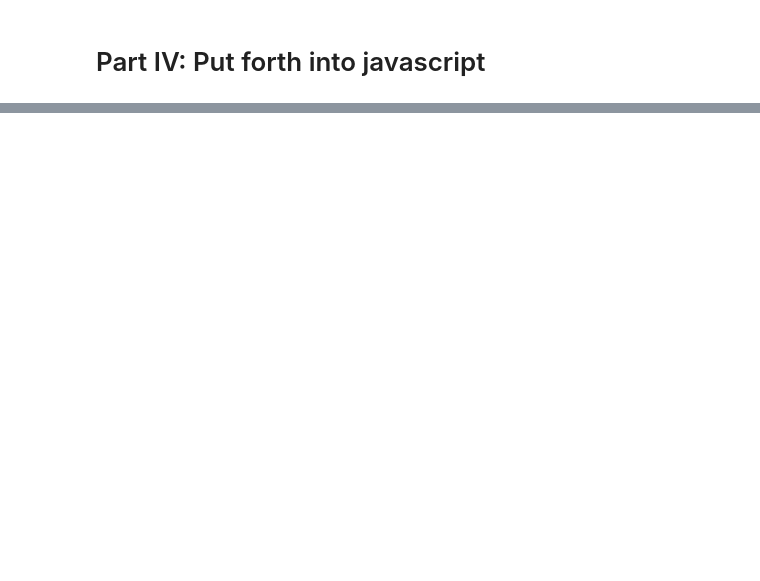
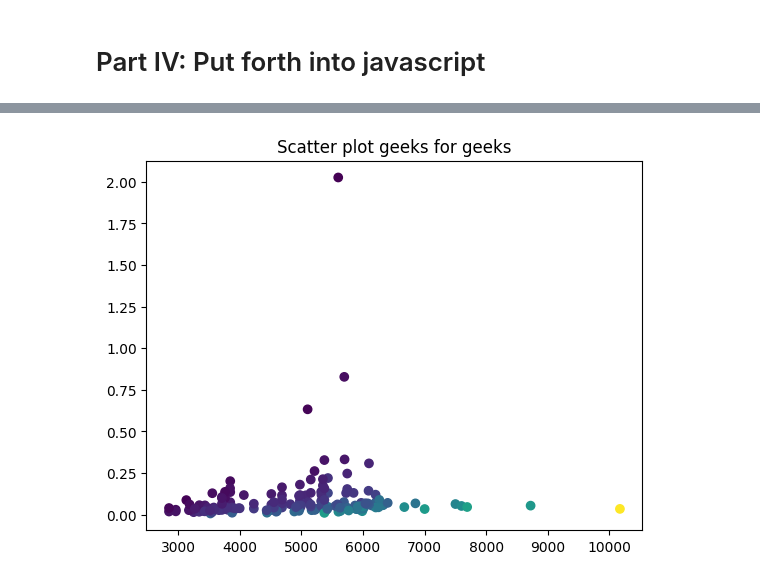
Before and after one commit to julestrada/Project-3, a Jupyter notebook: Project-3-code.ipynb, the cells around one changed output, grey strips where cells are left out. Cells and saved outputs as stored; diff of their text form; code cells hidden in the pictures; blank space fills up the shorter version.

```diff
--- a/Project-3-code.ipynb
+++ b/Project-3-code.ipynb
@@ -326,0 +408,10 @@ exoplanet_df.loc[exoplanet_df["pl_name"] == 'KELT-9 b', :]
+# %%
+ax = plt.axes()
+x = list(exoplanet_df["st_teff"])
+y = list(exoplanet_df["pl_orbsmax"])
+
+ax.scatter( x, y, c = list(exoplanet_df["pl_eqt"]) )
+ax.set_title('Scatter plot geeks for geeks')
+plt.show()
+# %% [output]
+[figure, added]
```
Also changed, not shown: parts of 28 cells of this notebook, 3 other files.
